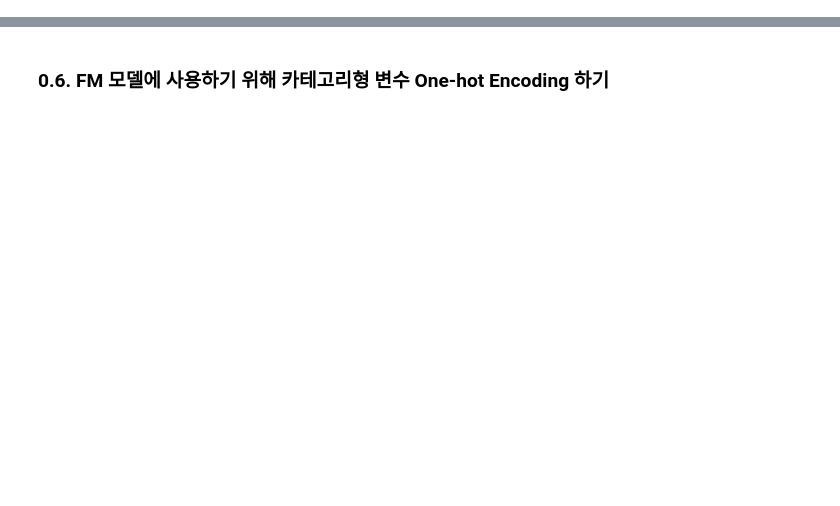
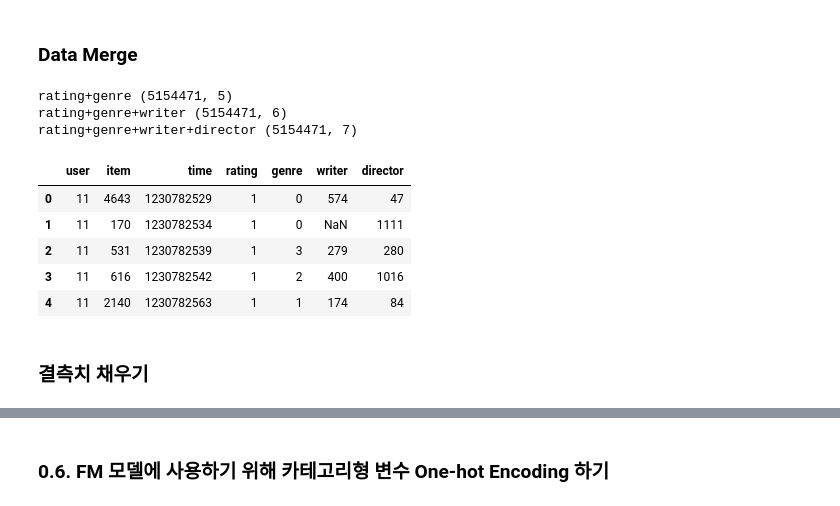
Before and after one commit to boostcampaitech3/level2-movie-recommendation-level2-recsys-07, a Jupyter notebook: MODELS/FFM/FFM.ipynb, the cells around one changed output, grey strips where cells are left out. Saved outputs shown, nothing was run; the diff lists cells and outputs as text; code cells hidden in the pictures; blank space fills up the shorter version.

```diff
--- a/MODELS/FFM/FFM.ipynb
+++ b/MODELS/FFM/FFM.ipynb
@@ -132,0 +160,32 @@ df
+# %%
+# 감독 데이터
+director_df = pd.read_csv(director_path,delimiter="\t")
+print(f'director_df의 shape {director_df.shape}')
+print(director_df.head())
+
+# 감독 1명만 데이터
+item_list=director_df.loc[:,'item'].to_numpy()
+item_list=np.unique(item_list)
+print('item_list 길이 : ',len(item_list),item_list[-10:])
+
+one_director_list=[]
+for i in item_list:
+    temp=director_df[director_df.loc[:,'item']==i]
+    one_director_list.append(temp.iloc[0,:].to_numpy().tolist()) # 첫번째 writer만 가져옴
+one_director_df=pd.DataFrame(data=one_director_list,columns=['item','director'])
+one_director_df.head(5)
+
+#{'nm0000005' : 0 , ...}
+director_list=director_df.loc[:,'director'].to_numpy()
+director_list=np.unique(director_list)
+print('길이 : ',len(director_list),director_list[-10:])
+
+item2director=dict()
+for i in range(len(director_list)):
+    item2director[director_list[i]]=i
+
+for i in range(len(one_director_df)):
+    one_director_df.loc[i,'director']=item2director[one_director_df.loc[i,'director']]
+
+print(f'director_df의 shape {one_director_df.shape}')
+one_director_df.head()
@@ -132,0 +210,22 @@ df
+# %% [markdown]
+### Data Merge
+# %%
+df=pd.merge(ratings_df, one_genre_df,how='left', on='item')
+print("rating+genre",df.shape)
+df=pd.merge(df,one_writer_df ,how='left', on='item')
+print("rating+genre+writer",df.shape)
+df=pd.merge(df,one_director_df ,how='left', on='item')
+print("rating+genre+writer+director",df.shape)
+df.head()
+# %% [output]
+rating+genre (5154471, 5)
+rating+genre+writer (5154471, 6)
+rating+genre+writer+director (5154471, 7)
+|  | user | item | time | rating | genre | writer | director |
+| 0 | 11 | 4643 | 1230782529 | 1 | 0 | 574 | 47 |
+| 1 | 11 | 170 | 1230782534 | 1 | 0 | NaN | 1111 |
+| 2 | 11 | 531 | 1230782539 | 1 | 3 | 279 | 280 |
+| 3 | 11 | 616 | 1230782542 | 1 | 2 | 400 | 1016 |
+| 4 | 11 | 2140 | 1230782563 | 1 | 1 | 174 | 84 |
+# %% [markdown]
+### 결측치 채우기
```
Also changed, not shown: parts of 25 cells of this notebook.
